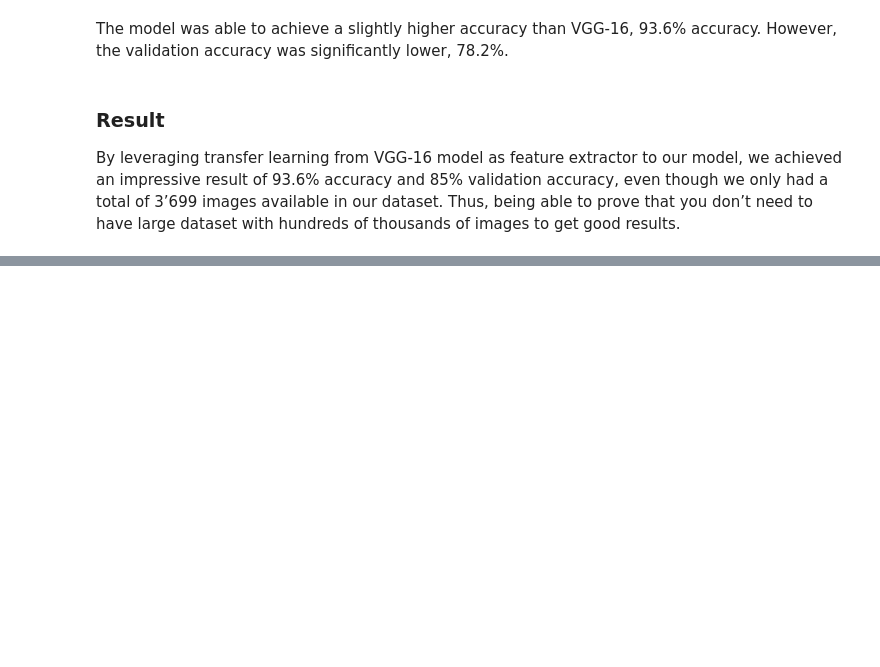
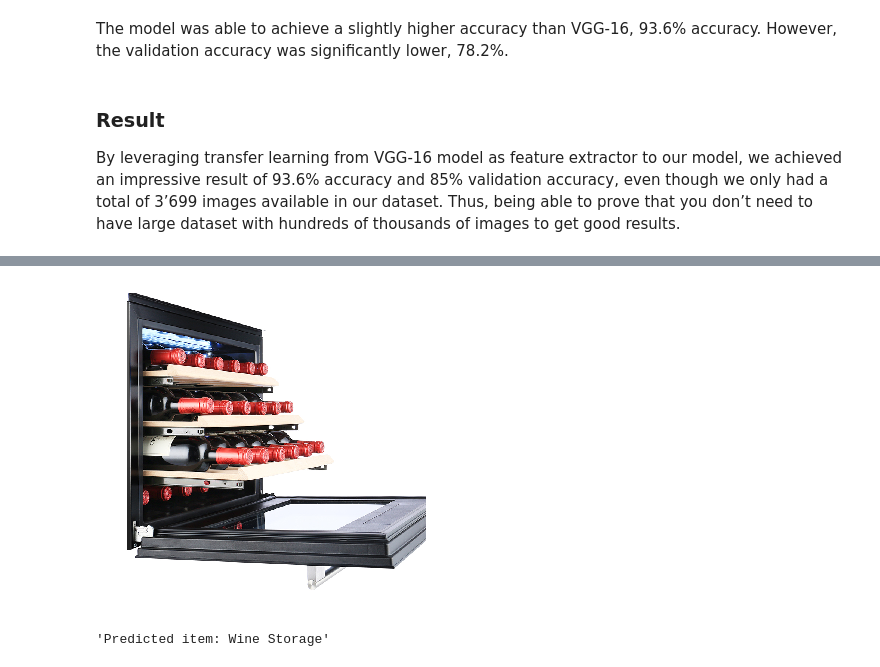
Before and after one commit to joaobecker/deep_learning_furniture, a Jupyter notebook: furniture_caps.ipynb, the cells around one changed output, grey strips where cells are left out. Drawn from its saved outputs; the diff is of its cells as text; code cells hidden in the pictures; blank space fills up the shorter version.

```diff
--- a/furniture_caps.ipynb
+++ b/furniture_caps.ipynb
@@ -992,0 +1034,5 @@ By leveraging transfer learning from VGG-16 model as feature extractor to our mo
+# %%
+predict_from_image(df_furn[df_furn['label_id'] == 124]['filename'].values[5])
+# %% [output]
+[figure, added]
+'Predicted item: Wine Storage'
```
Also changed, not shown: parts of 7 cells of this notebook.
